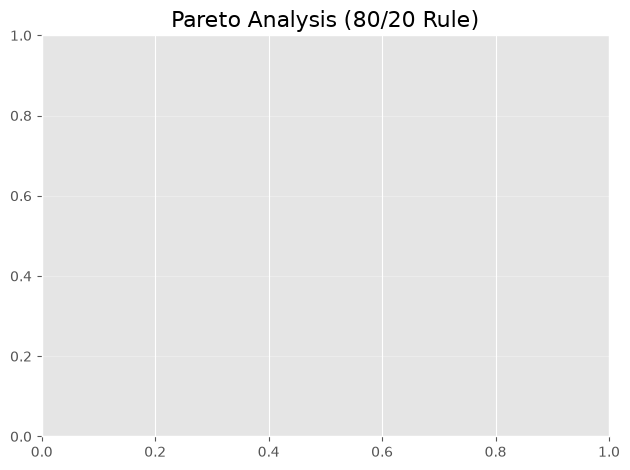
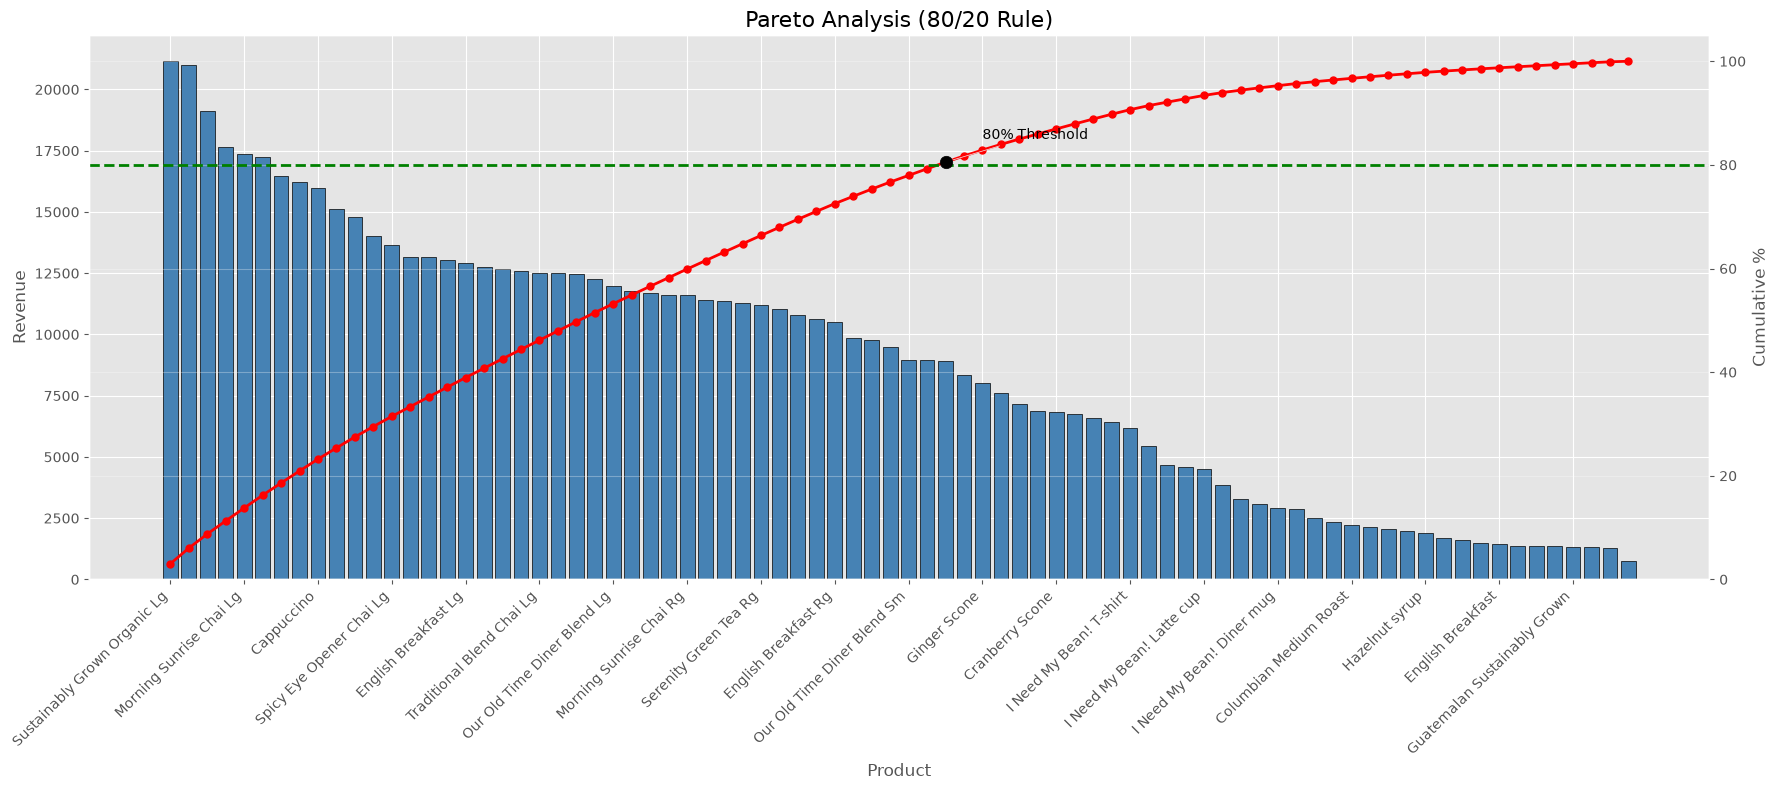
The notebook cell's code change between the first figure and the second:
--- before
+++ after
@@ -1,3 +1,3 @@
-#fig, ax = plt.subplots(figsize=(18, 8))
+fig, ax = plt.subplots(figsize=(18, 8))
 
 # Bar chart

Commit: Implement code changes to enhance functionality and improve performance